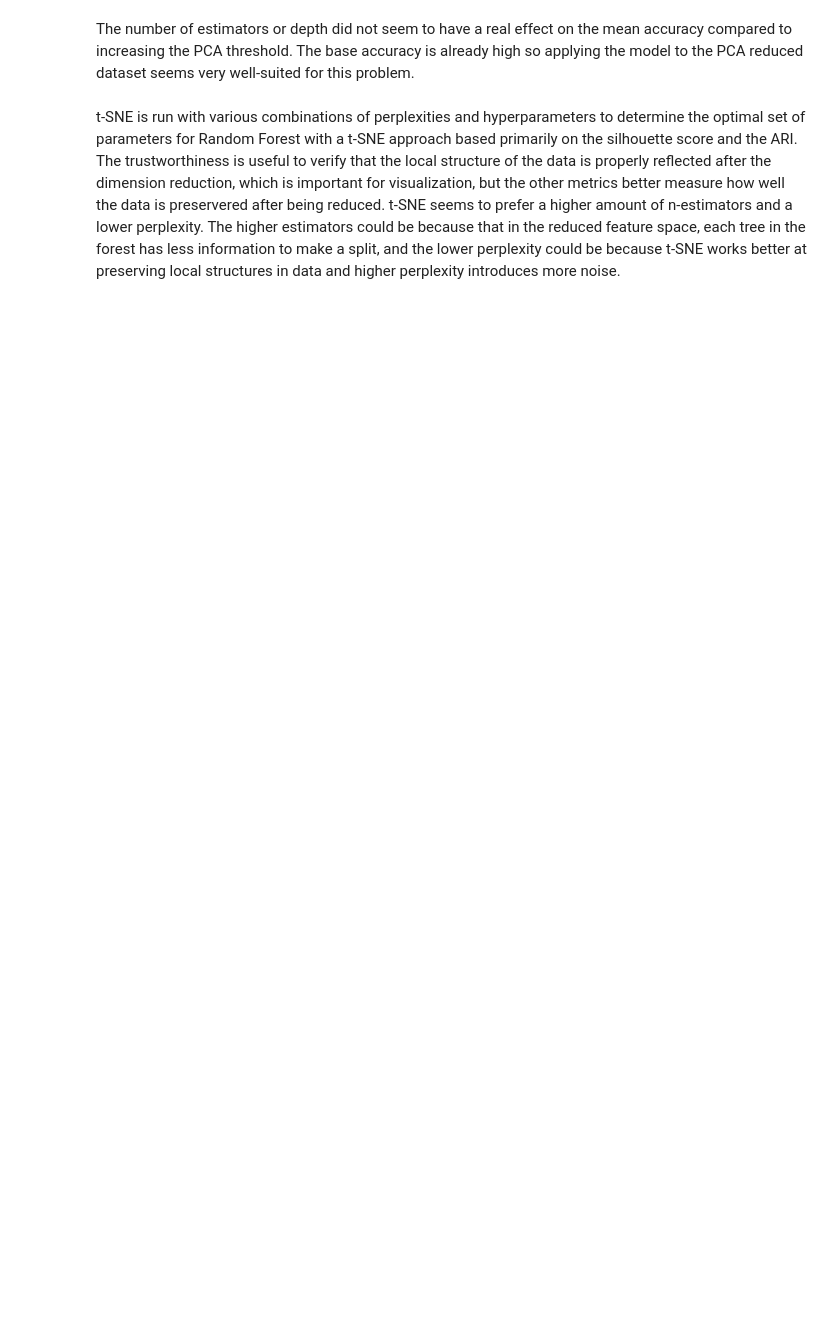
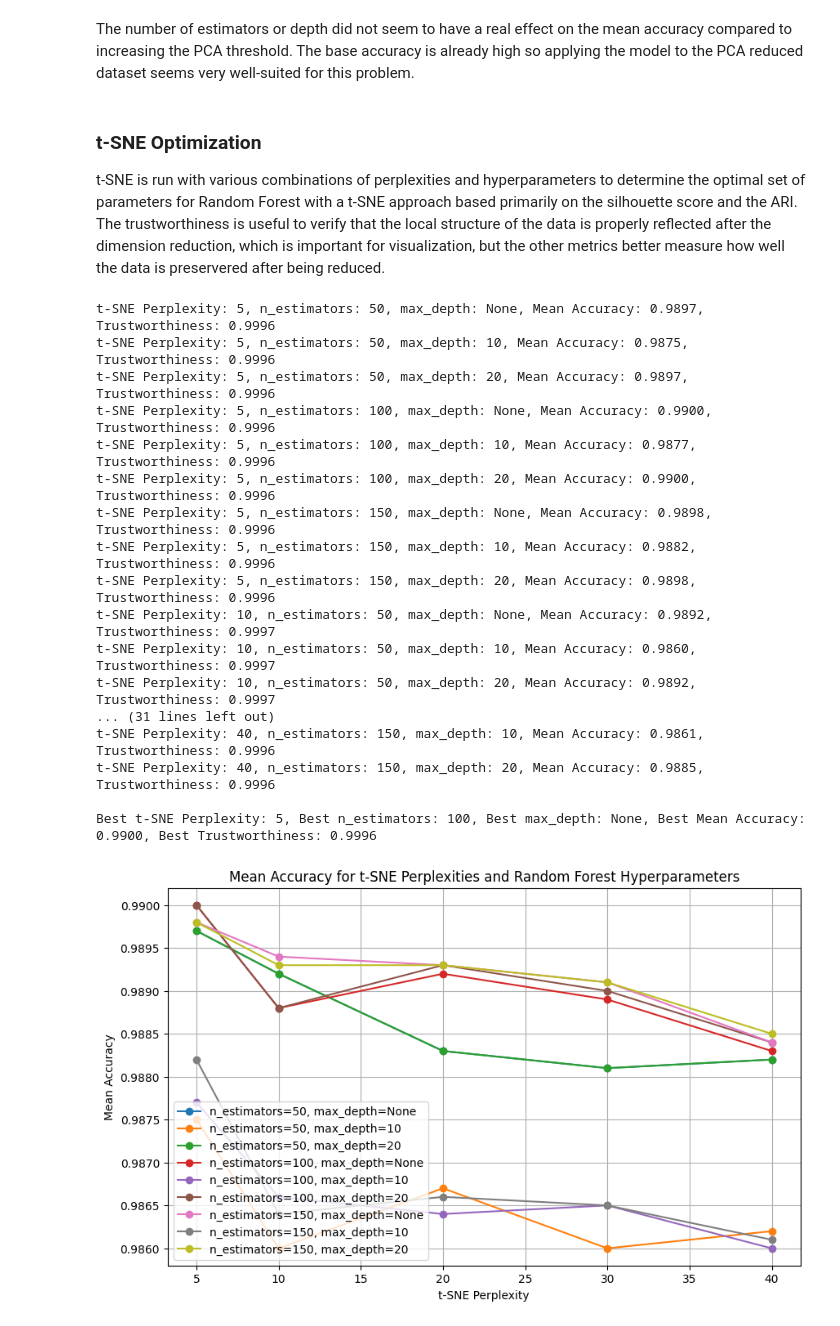
Before and after one commit to rrangelvargas/INM701, a Jupyter notebook: src/mainraindomforest.ipynb, the cells around one changed output. Cells and saved outputs as stored; diff of their text form; code cells hidden in the pictures; blank space fills up the shorter version.

```diff
--- a/src/mainraindomforest.ipynb
+++ b/src/mainraindomforest.ipynb
@@ -120,4 +293,5 @@ plt.show()
 # %% [markdown]
 The number of estimators or depth did not seem to have a real effect on the mean accuracy compared to increasing the PCA threshold. The base accuracy is already high so applying the model to the PCA reduced dataset seems very well-suited for this problem.
 # %% [markdown]
-t-SNE is run with various combinations of perplexities and hyperparameters to determine the optimal set of parameters for Random Forest with a t-SNE approach based primarily on the silhouette score and the ARI. The trustworthiness is useful to verify that the local structure of the data is properly reflected after the dimension reduction, which is important for visualization, but the other metrics better measure how well the data is preservered after being reduced. t-SNE seems to prefer a higher amount of n-estimators and a lower perplexity. The higher estimators could be because that in the reduced feature space, each tree in the forest has less information to make a split, and the lower perplexity could  be because t-SNE works better at preserving local structures in data and higher perplexity introduces more noise.
+### t-SNE Optimization
+t-SNE is run with various combinations of perplexities and hyperparameters to determine the optimal set of parameters for Random Forest with a t-SNE approach based primarily on the silhouette score and the ARI. The trustworthiness is useful to verify that the local structure of the data is properly reflected after the dimension reduction, which is important for visualization, but the other metrics better measure how well the data is preservered after being reduced.
@@ -209,0 +298,74 @@ plt.show()
+# %%
+# t-SNE perplexities and RF hyperparameters
+tsne_perplexities = [5, 10, 20, 30, 40]
+n_estimators_range = [50, 100, 150]
+max_depth_range = [None, 10, 20]
+
+# store results as (perplexity, n_estimators, max_depth, mean_accuracy, trustworthiness)
+tsne_results = []
+
+for perplexity in tsne_perplexities:
+    # apply t-SNE to transform the dataset
+    X_tsne, tsne_obj = apply_tsne(X_scaled, perplexity)
+
+    trust = trustworthiness(X_scaled, X_tsne, n_neighbors=5)
+
+    # perform grid search with tsne reduced dataset
+    tsne_search_results, _ = grid_search_random_forest(
+        X_tsne, y,
+        n_estimators_range, max_depth_range,
+        method_name="t-SNE (perplexity={})".format(perplexity),
+        verbose=False
+    )
+
+    # extract and store the results from each entry
+    for entry in tsne_search_results:
+        method, n_est, depth, acc = entry
+        tsne_results.append((perplexity, n_est, depth, acc, trust))
+
+    # print out results for the current perplexity
+    for (perplexity, n_est, depth, acc, tw) in [res for res in tsne_results if res[0] == perplexity]:
+        print(f"t-SNE Perplexity: {perplexity}, n_estimators: {n_est}, max_depth: {depth}, Mean Accuracy: {acc:.4f}, Trustworthiness: {tw:.4f}")
+
+# find the best combination based on accuracy
+best_tsne_trial = max(tsne_results, key=lambda x: x[3])  # maximize accuracy
+best_tsne_perplexity, best_n_estimators_tsne, best_max_depth_tsne, best_accuracy_tsne, best_trust_tsne = best_tsne_trial
+
+print(f"\nBest t-SNE Perplexity: {best_tsne_perplexity}, Best n_estimators: {best_n_estimators_tsne}, "
+      f"Best max_depth: {best_max_depth_tsne}, Best Mean Accuracy: {best_accuracy_tsne:.4f}, "
+      f"Best Trustworthiness: {best_trust_tsne:.4f}")
+
+tsne_results_array = np.array(tsne_results, dtype=object)
+plt.figure(figsize=(10, 6))
+for n_estimators in n_estimators_range:
+    for max_depth in max_depth_range:
+        indices = (tsne_results_array[:, 1] == n_estimators) & (tsne_results_array[:, 2] == max_depth)
+        perplexities = tsne_results_array[indices][:, 0]
+        accuracies = tsne_results_array[indices][:, 3].astype(float)
+        plt.plot(perplexities, accuracies, marker='o', label=f'n_estimators={n_estimators}, max_depth={max_depth}')
+
+plt.title("Mean Accuracy for t-SNE Perplexities and Random Forest Hyperparameters")
+plt.xlabel("t-SNE Perplexity")
+plt.ylabel("Mean Accuracy")
+plt.legend()
+plt.grid()
+plt.show()
+# %% [output]
+t-SNE Perplexity: 5, n_estimators: 50, max_depth: None, Mean Accuracy: 0.9897, Trustworthiness: 0.9996
+t-SNE Perplexity: 5, n_estimators: 50, max_depth: 10, Mean Accuracy: 0.9875, Trustworthiness: 0.9996
+t-SNE Perplexity: 5, n_estimators: 50, max_depth: 20, Mean Accuracy: 0.9897, Trustworthiness: 0.9996
+t-SNE Perplexity: 5, n_estimators: 100, max_depth: None, Mean Accuracy: 0.9900, Trustworthiness: 0.9996
+t-SNE Perplexity: 5, n_estimators: 100, max_depth: 10, Mean Accuracy: 0.9877, Trustworthiness: 0.9996
+t-SNE Perplexity: 5, n_estimators: 100, max_depth: 20, Mean Accuracy: 0.9900, Trustworthiness: 0.9996
+t-SNE Perplexity: 5, n_estimators: 150, max_depth: None, Mean Accuracy: 0.9898, Trustworthiness: 0.9996
+t-SNE Perplexity: 5, n_estimators: 150, max_depth: 10, Mean Accuracy: 0.9882, Trustworthiness: 0.9996
+t-SNE Perplexity: 5, n_estimators: 150, max_depth: 20, Mean Accuracy: 0.9898, Trustworthiness: 0.9996
+t-SNE Perplexity: 10, n_estimators: 50, max_depth: None, Mean Accuracy: 0.9892, Trustworthiness: 0.9997
+t-SNE Perplexity: 10, n_estimators: 50, max_depth: 10, Mean Accuracy: 0.9860, Trustworthiness: 0.9997
+t-SNE Perplexity: 10, n_estimators: 50, max_depth: 20, Mean Accuracy: 0.9892, Trustworthiness: 0.9997
+... (31 lines left out)
+t-SNE Perplexity: 40, n_estimators: 150, max_depth: 10, Mean Accuracy: 0.9861, Trustworthiness: 0.9996
+t-SNE Perplexity: 40, n_estimators: 150, max_depth: 20, Mean Accuracy: 0.9885, Trustworthiness: 0.9996
+
+Best t-SNE Perplexity: 5, Best n_estimators: 100, Best max_depth: None, Best Mean Accuracy: 0.9900, Best Trustworthiness: 0.9996
+[figure, added]
```
Also changed, not shown: parts of 29 cells of this notebook, 1 other file.
